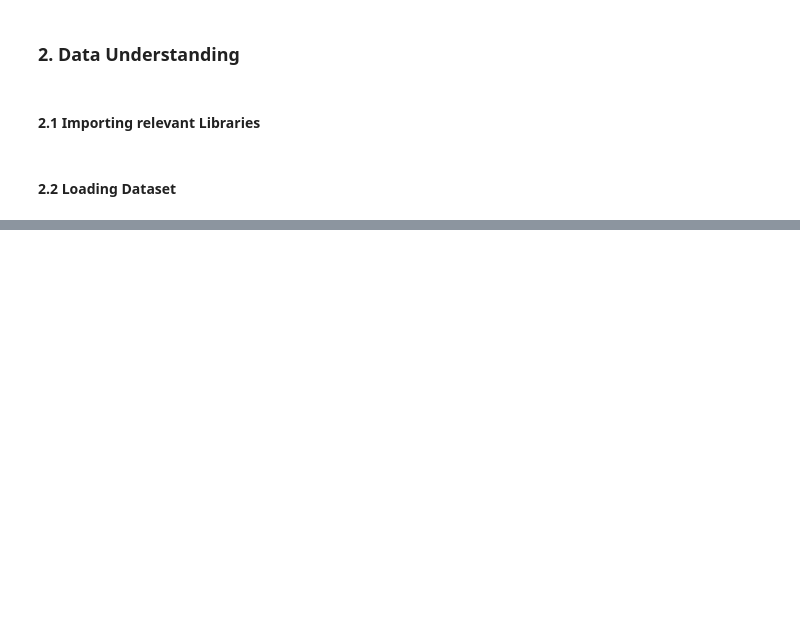
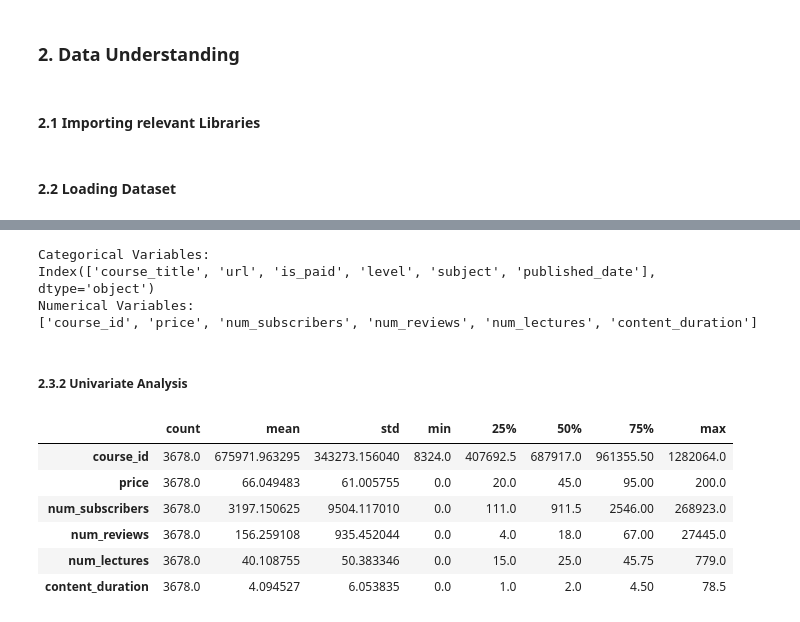
Before and after one commit to BamBamOguns/udemy_courses, a Jupyter notebook: main.ipynb, the cells around one changed output, grey strips where cells are left out. Saved outputs shown, nothing was run; the diff lists cells and outputs as text; code cells hidden in the pictures; blank space fills up the shorter version.

```diff
--- a/main.ipynb
+++ b/main.ipynb
@@ -114,0 +175,5 @@ FileNotFoundError: [Errno 2] No such file or directory: '../data/udemy_courses_d
+# %%
+# Regularizing each fields of the dataset
+
+udemy_data['content_duration'] = udemy_data['content_duration'].apply(lambda x: round(x, 2)) # Rounding up each value of the field from 6 decimal places to 2 decimal places
+udemy_data['price'] = udemy_data['price'].apply(lambda x: round(x, 2)) # Rounding up each value of the field to 2 decimal places
@@ -114,0 +273,28 @@ FileNotFoundError: [Errno 2] No such file or directory: '../data/udemy_courses_d
+# %%
+# Separating Numerical and categorical variables for easy analysis and EDA
+
+cat_cols = udemy_data.select_dtypes(include=['object', 'bool']).columns
+num_cols = udemy_data.select_dtypes(include = ['number']).columns.tolist()
+
+print("Categorical Variables:")
+print(cat_cols)
+
+print("Numerical Variables:")
+print(num_cols)
+# %% [output]
+Categorical Variables:
+Index(['course_title', 'url', 'is_paid', 'level', 'subject', 'published_date'], dtype='object')
+Numerical Variables:
+['course_id', 'price', 'num_subscribers', 'num_reviews', 'num_lectures', 'content_duration']
+# %% [markdown]
+##### 2.3.2 Univariate Analysis
+# %%
+udemy_data.describe().T
+# %% [output]
+|  | count | mean | std | min | 25% | 50% | 75% | max |
+| course_id | 3678.0 | 675971.963295 | 343273.156040 | 8324.0 | 407692.5 | 687917.0 | 961355.50 | 1282064.0 |
+| price | 3678.0 | 66.049483 | 61.005755 | 0.0 | 20.0 | 45.0 | 95.00 | 200.0 |
+| num_subscribers | 3678.0 | 3197.150625 | 9504.117010 | 0.0 | 111.0 | 911.5 | 2546.00 | 268923.0 |
+| num_reviews | 3678.0 | 156.259108 | 935.452044 | 0.0 | 4.0 | 18.0 | 67.00 | 27445.0 |
+| num_lectures | 3678.0 | 40.108755 | 50.383346 | 0.0 | 15.0 | 25.0 | 45.75 | 779.0 |
+| content_duration | 3678.0 | 4.094527 | 6.053835 | 0.0 | 1.0 | 2.0 | 4.50 | 78.5 |
```
Also changed, not shown: parts of 12 cells of this notebook.
